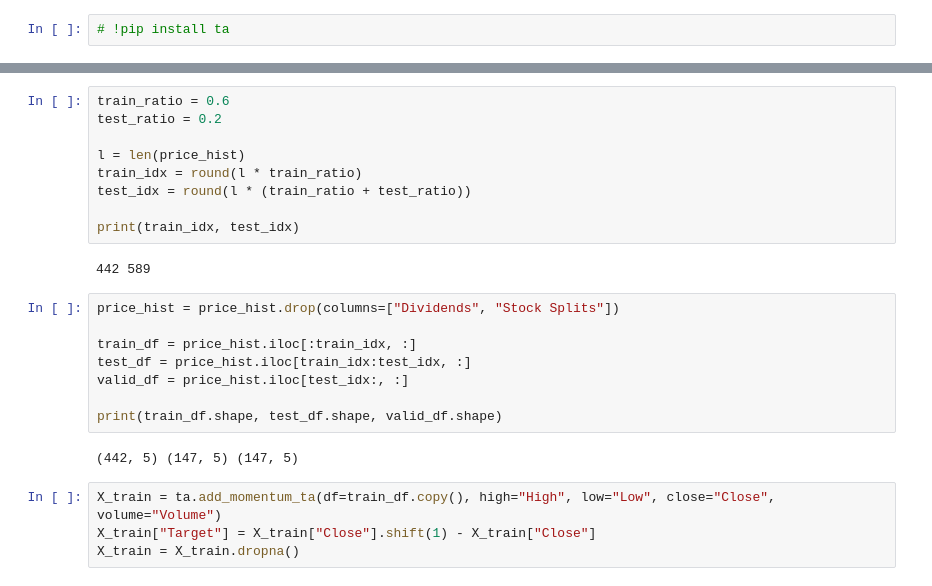
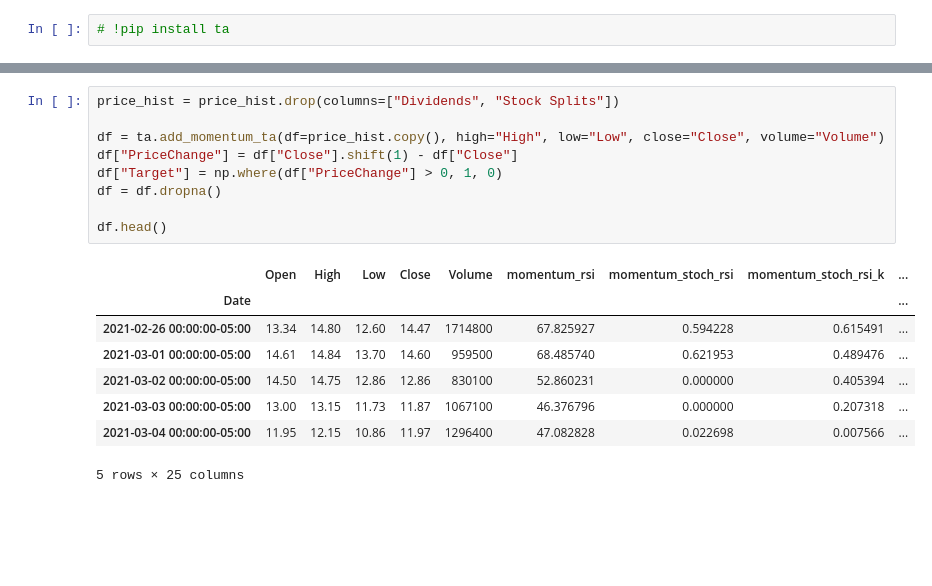
Before and after one commit to iampatricolee18/stock_er, a Jupyter notebook: IPO/Technical_Analysis_WIP.ipynb, the cells around one changed output, grey strips where cells are left out. Saved outputs shown, nothing was run; the diff lists cells and outputs as text; blank space fills up the shorter version.

```diff
--- a/IPO/Technical_Analysis_WIP.ipynb
+++ b/IPO/Technical_Analysis_WIP.ipynb
@@ -19,25 +25,18 @@ price_hist.shape
-# %%
-train_ratio = 0.6
-test_ratio = 0.2
-
-l = len(price_hist)
-train_idx = round(l * train_ratio)
-test_idx = round(l * (train_ratio + test_ratio))
-
-print(train_idx, test_idx)
-# %% [output]
-442 589
 # %%
 price_hist = price_hist.drop(columns=["Dividends", "Stock Splits"])
 
-train_df = price_hist.iloc[:train_idx, :]
-test_df = price_hist.iloc[train_idx:test_idx, :]
-valid_df = price_hist.iloc[test_idx:, :]
+df = ta.add_momentum_ta(df=price_hist.copy(), high="High", low="Low", close="Close", volume="Volume")
+df["PriceChange"] = df["Close"].shift(1) - df["Close"]
+df["Target"] = np.where(df["PriceChange"] > 0, 1, 0)
+df = df.dropna()
 
-print(train_df.shape, test_df.shape, valid_df.shape)
+df.head()
 # %% [output]
+|  | Open | High | Low | Close | Volume | momentum_rsi | momentum_stoch_rsi | momentum_stoch_rsi_k | ... |
+| Date |  |  |  |  |  |  |  |  | ... |
+| 2021-02-26 00:00:00-05:00 | 13.34 | 14.80 | 12.60 | 14.47 | 1714800 | 67.825927 | 0.594228 | 0.615491 | ... |
+| 2021-03-01 00:00:00-05:00 | 14.61 | 14.84 | 13.70 | 14.60 | 959500 | 68.485740 | 0.621953 | 0.489476 | ... |
+| 2021-03-02 00:00:00-05:00 | 14.50 | 14.75 | 12.86 | 12.86 | 830100 | 52.860231 | 0.000000 | 0.405394 | ... |
+| 2021-03-03 00:00:00-05:00 | 13.00 | 13.15 | 11.73 | 11.87 | 1067100 | 46.376796 | 0.000000 | 0.207318 | ... |
+| 2021-03-04 00:00:00-05:00 | 11.95 | 12.15 | 10.86 | 11.97 | 1296400 | 47.082828 | 0.022698 | 0.007566 | ... |
-(442, 5) (147, 5) (147, 5)
+5 rows × 25 columns
-# %%
-X_train = ta.add_momentum_ta(df=train_df.copy(), high="High", low="Low", close="Close", volume="Volume")
-X_train["Target"] = X_train["Close"].shift(1) - X_train["Close"]
-X_train = X_train.dropna()
```
Also changed, not shown: parts of 18 cells of this notebook.
